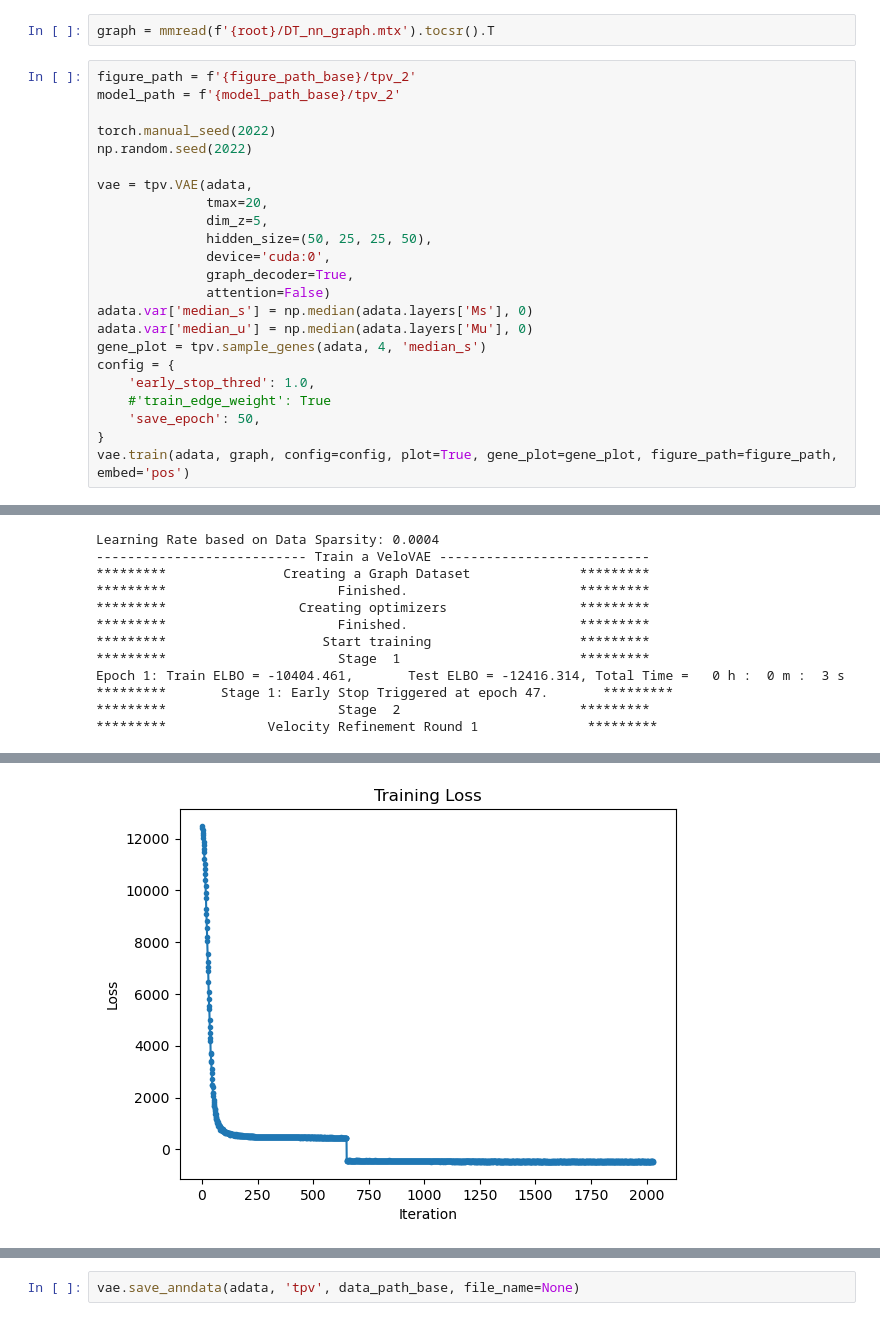
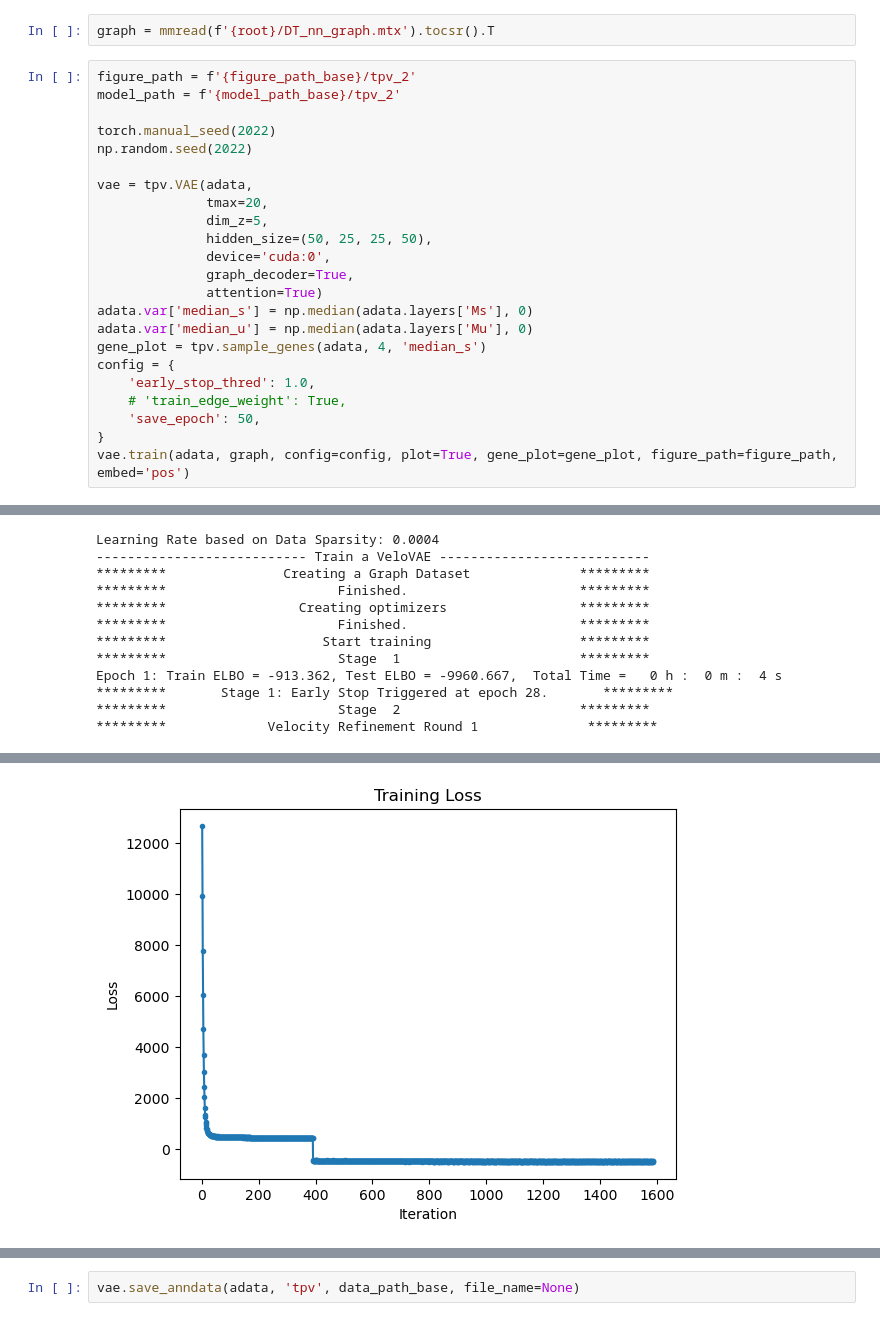
Before and after one commit to welch-lab/TopoVelo, a Jupyter notebook: notebooks/debug.ipynb, the cells around one changed output, grey strips where cells are left out. Drawn from its saved outputs; the diff is of its cells as text.

```diff
--- a/notebooks/debug.ipynb
+++ b/notebooks/debug.ipynb
@@ -117,13 +114,13 @@ vae = tpv.VAE(adata,
               hidden_size=(50, 25, 25, 50),
               device='cuda:0',
               graph_decoder=True,
-              attention=False)
+              attention=True)
 adata.var['median_s'] = np.median(adata.layers['Ms'], 0)
 adata.var['median_u'] = np.median(adata.layers['Mu'], 0)
 gene_plot = tpv.sample_genes(adata, 4, 'median_s')
 config = {
     'early_stop_thred': 1.0,
-    #'train_edge_weight': True
+    # 'train_edge_weight': True,
     'save_epoch': 50,
 }
 vae.train(adata, graph, config=config, plot=True, gene_plot=gene_plot, figure_path=figure_path, embed='pos')
@@ -147,7 +144,7 @@ Learning Rate based on Data Sparsity: 0.0004
 *********                      Finished.                      *********
 *********                    Start training                   *********
 *********                      Stage  1                       *********
-Epoch 1: Train ELBO = -10404.461,       Test ELBO = -12416.314, Total Time =   0 h :  0 m :  3 s
-*********       Stage 1: Early Stop Triggered at epoch 47.       *********
+Epoch 1: Train ELBO = -913.362, Test ELBO = -9960.667,  Total Time =   0 h :  0 m :  4 s
+*********       Stage 1: Early Stop Triggered at epoch 28.       *********
 *********                      Stage  2                       *********
 *********             Velocity Refinement Round 1              *********
@@ -171 +168 @@ Final: Train ELBO = 472.746,    Test ELBO = 473.307
-[figure, old version]
+[figure, new version]
```
Also changed, not shown: parts of 9 cells of this notebook, 2 other files.
